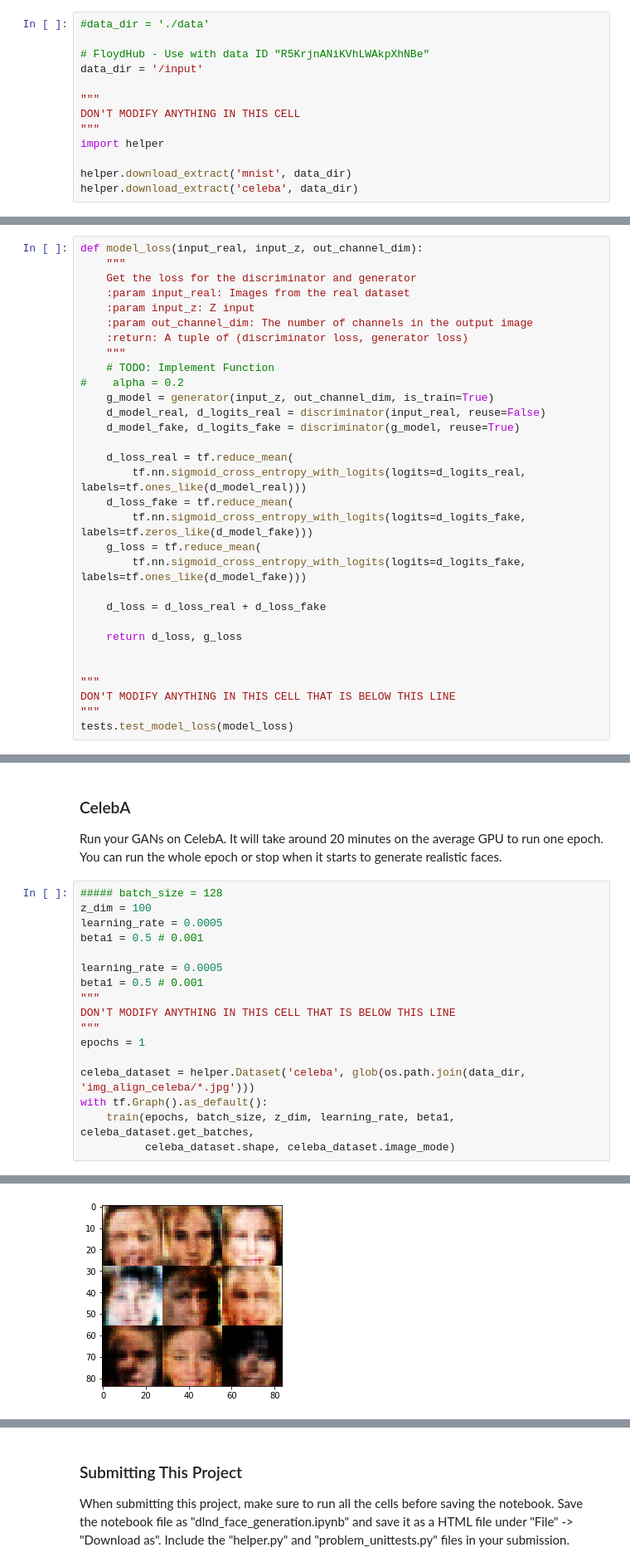
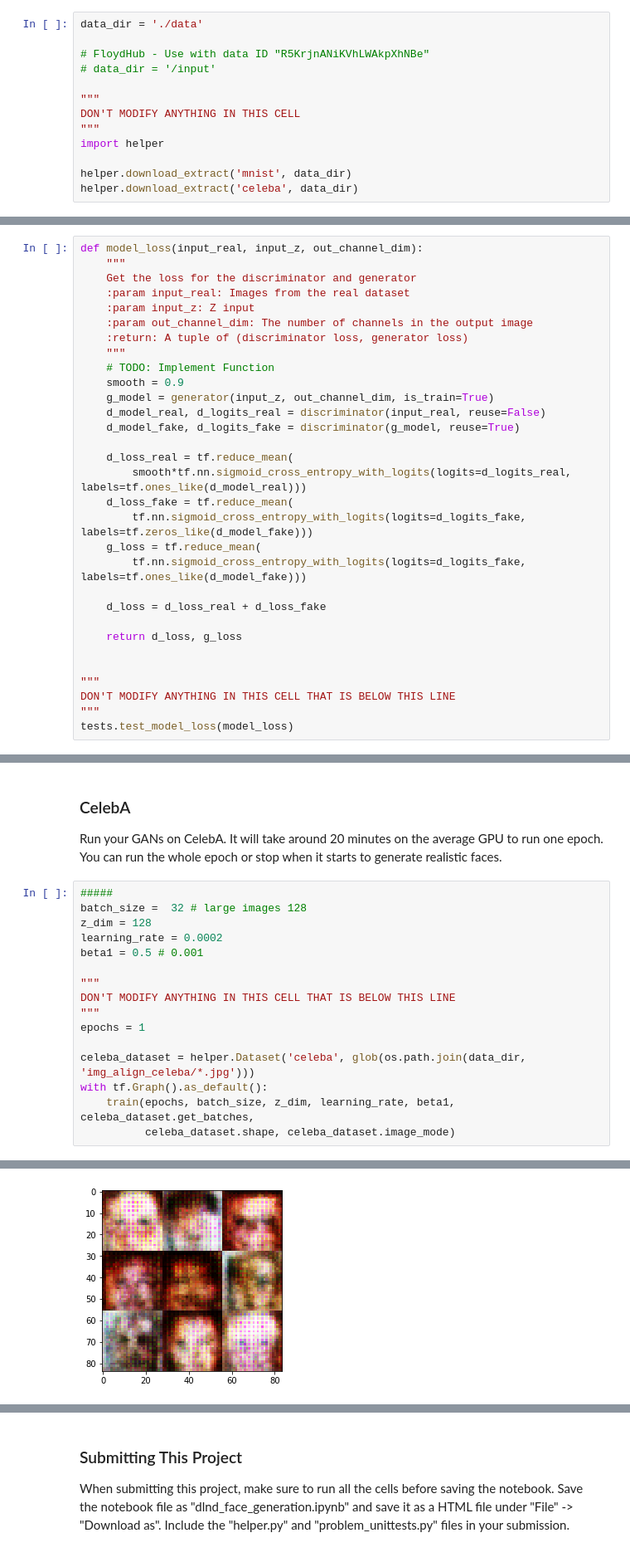
Before and after one commit to udacity/deep-learning, a Jupyter notebook: face_generation/dlnd_face_generation.ipynb, the cells around one changed output, grey strips where cells are left out. Shown at 83% size. Cells and saved outputs as stored; diff of their text form.

```diff
--- a/face_generation/dlnd_face_generation.ipynb
+++ b/face_generation/dlnd_face_generation.ipynb
@@ -10,10 +10,10 @@ Since the celebA dataset is complex and you're doing GANs in a project for the f
 
 If you're using [FloydHub](https://www.floydhub.com/), set `data_dir` to "/input" and use the [FloydHub data ID](http://docs.floydhub.com/home/using_datasets/) "R5KrjnANiKVhLWAkpXhNBe".
 # %%
-#data_dir = './data'
+data_dir = './data'
 
 # FloydHub - Use with data ID "R5KrjnANiKVhLWAkpXhNBe"
-data_dir = '/input'
+# data_dir = '/input'
 
 """
 DON'T MODIFY ANYTHING IN THIS CELL
@@ -289,13 +354,13 @@ def model_loss(input_real, input_z, out_channel_dim):
     :return: A tuple of (discriminator loss, generator loss)
     """
     # TODO: Implement Function
-#    alpha = 0.2
+    smooth = 0.9
     g_model = generator(input_z, out_channel_dim, is_train=True)
     d_model_real, d_logits_real = discriminator(input_real, reuse=False)
     d_model_fake, d_logits_fake = discriminator(g_model, reuse=True)
 
     d_loss_real = tf.reduce_mean(
-        tf.nn.sigmoid_cross_entropy_with_logits(logits=d_logits_real, labels=tf.ones_like(d_model_real)))
+        smooth*tf.nn.sigmoid_cross_entropy_with_logits(logits=d_logits_real, labels=tf.ones_like(d_model_real)))
     d_loss_fake = tf.reduce_mean(
         tf.nn.sigmoid_cross_entropy_with_logits(logits=d_logits_fake, labels=tf.zeros_like(d_model_fake)))
     g_loss = tf.reduce_mean(
@@ -569,13 +609,12 @@ Epoch 2/2... Discriminator Loss: 0.9262... Generator Loss: 1.0827
 ### CelebA
 Run your GANs on CelebA.  It will take around 20 minutes on the average GPU to run one epoch.  You can run the whole epoch or stop when it starts to generate realistic faces.
 # %%
-##### batch_size = 128
-z_dim = 100
-learning_rate = 0.0005
+#####
+batch_size =  32 # large images 128
+z_dim = 128
+learning_rate = 0.0002
 beta1 = 0.5 # 0.001
 
-learning_rate = 0.0005
-beta1 = 0.5 # 0.001
 """
 DON'T MODIFY ANYTHING IN THIS CELL THAT IS BELOW THIS LINE
 """
@@ -643 +682 @@ Epoch 1/1... Discriminator Loss: 1.6371... Generator Loss: 0.2826
-[figure, old version]
+[figure, new version]
```
Also changed, not shown: parts of 7 cells of this notebook.
